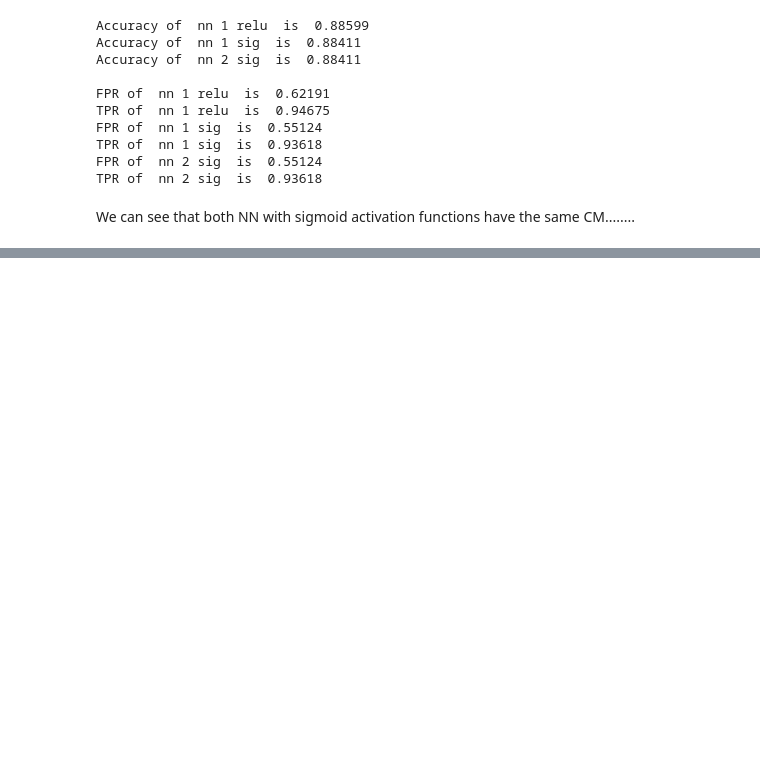
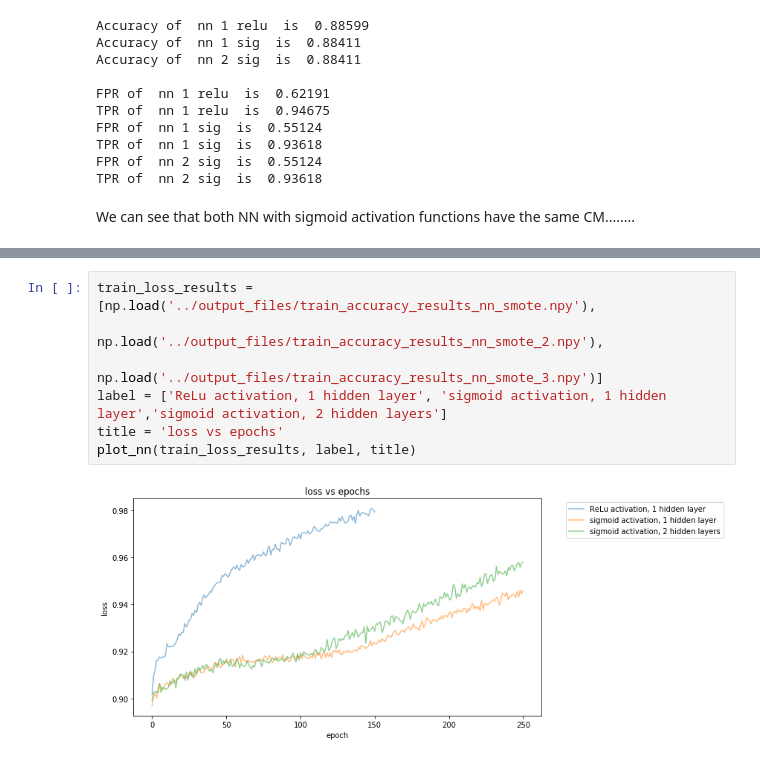
Before and after one commit to KoralleB/CA_Vehicle, a Jupyter notebook: notebook/Resample.ipynb, the cells around one changed output, grey strips where cells are left out. Saved outputs shown, nothing was run; the diff lists cells and outputs as text; blank space fills up the shorter version.

```diff
--- a/notebook/Resample.ipynb
+++ b/notebook/Resample.ipynb
@@ -447,0 +472,9 @@ We can see that both NN with sigmoid activation functions have the same CM......
+# %%
+train_loss_results = [np.load('../output_files/train_accuracy_results_nn_smote.npy'),
+                     np.load('../output_files/train_accuracy_results_nn_smote_2.npy'),
+                     np.load('../output_files/train_accuracy_results_nn_smote_3.npy')]
+label = ['ReLu activation, 1 hidden layer', 'sigmoid activation, 1 hidden layer','sigmoid activation, 2 hidden layers']
+title = 'loss vs epochs'
+plot_nn(train_loss_results, label, title)
+# %% [output]
+[figure, added]
```
Also changed, not shown: parts of 3 cells of this notebook, 2 other files.
